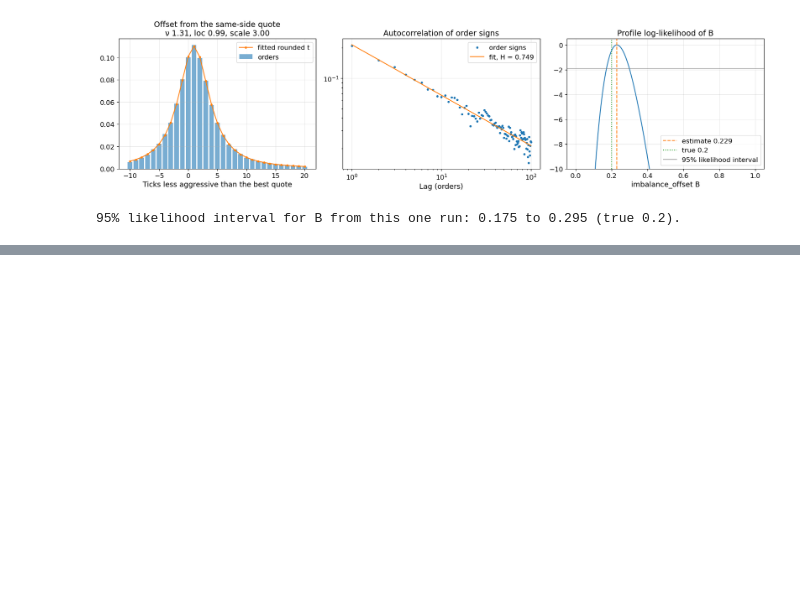
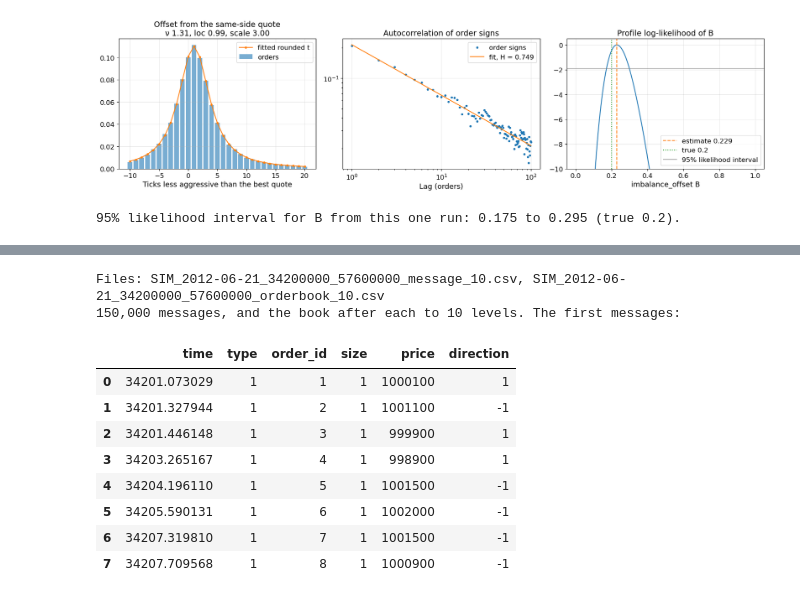
Before and after one commit to mengrenman/quant-trading-lab, a Jupyter notebook: notebooks/08_calibration.ipynb, the cells around one changed output, grey strips where cells are left out. Drawn from its saved outputs; the diff is of its cells as text; code cells hidden in the pictures; blank space fills up the shorter version.

```diff
--- a/notebooks/08_calibration.ipynb
+++ b/notebooks/08_calibration.ipynb
@@ -168,0 +169,36 @@ Real data also departs from the model in ways the estimates would absorb: order
+# %%
+import tempfile
+from pathlib import Path
+
+from lob.calibration import fit_rounded_t
+from lob.lobster import (
+    calibrate_lobster, lobster_orders, order_offsets, read_lobster, save_lobster, simulated_lobster,
+)
+
+
+def lobster_run(seed, skip_events=0):
+    reset_order_id_counter()
+    return simulated_lobster(lambda: MikeFarmer2008Model(initial_mid=10000, **TRUE), N_STEPS, seed=seed,
+                             skip_events=skip_events)
+
+
+# One run written as LOBSTER's two files and read back.
+messages, book = lobster_run(SEEDS[0])
+with tempfile.TemporaryDirectory() as folder:
+    files = save_lobster(messages, book, folder)
+    messages, book = read_lobster(*files)
+print("Files:", ", ".join(f.name for f in files))
+print(f"{len(messages):,} messages, and the book after each to {book.shape[1] // 4} levels. The first messages:")
+messages.head(8)
+# %% [output]
+Files: SIM_2012-06-21_34200000_57600000_message_10.csv, SIM_2012-06-21_34200000_57600000_orderbook_10.csv
+150,000 messages, and the book after each to 10 levels. The first messages:
+|  | time | type | order_id | size | price | direction |
+| 0 | 34201.073029 | 1 | 1 | 1 | 1000100 | 1 |
+| 1 | 34201.327944 | 1 | 2 | 1 | 1001100 | -1 |
+| 2 | 34201.446148 | 1 | 3 | 1 | 999900 | 1 |
+| 3 | 34203.265167 | 1 | 4 | 1 | 998900 | 1 |
+| 4 | 34204.196110 | 1 | 5 | 1 | 1001500 | -1 |
+| 5 | 34205.590131 | 1 | 6 | 1 | 1002000 | -1 |
+| 6 | 34207.319810 | 1 | 7 | 1 | 1001500 | -1 |
+| 7 | 34207.709568 | 1 | 8 | 1 | 1000900 | -1 |
```
Also changed, not shown: parts of 8 cells of this notebook, 3 other files.
